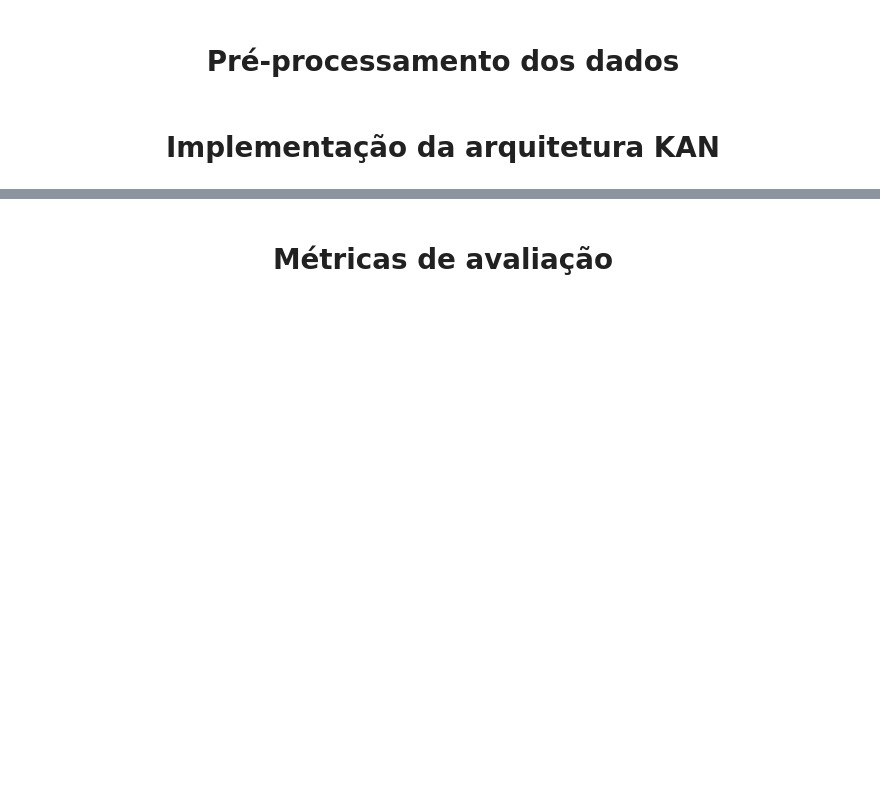
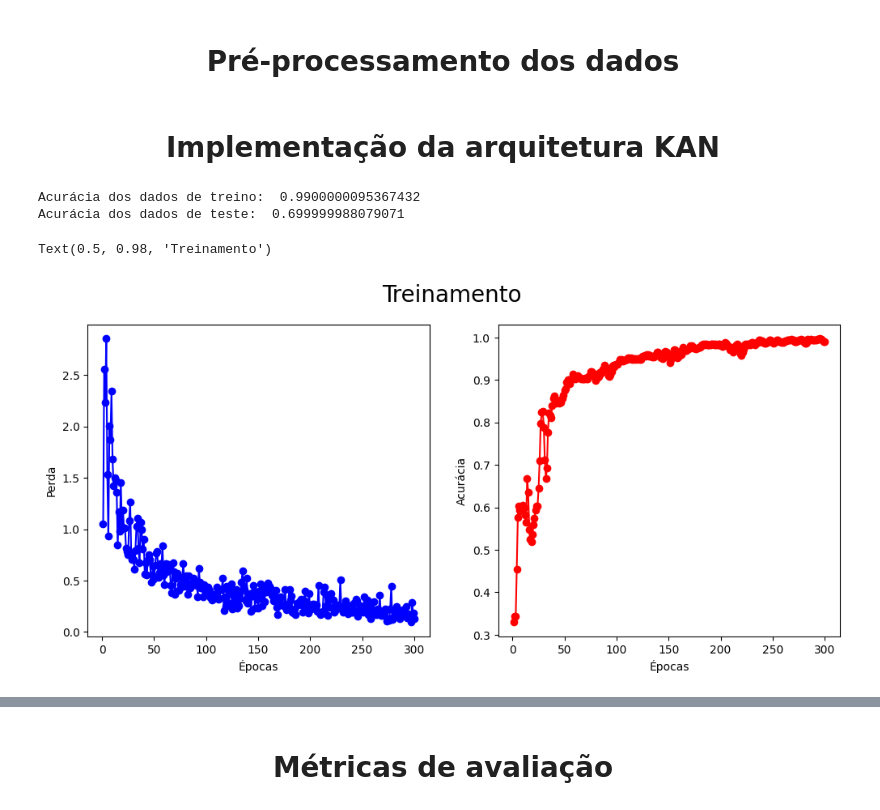
Before and after one commit to AlxDev-hub/Classificacao-KAN-DoencasPulmonares, a Jupyter notebook: teste2_kan.ipynb, the cells around one changed output, grey strips where cells are left out. Saved outputs shown, nothing was run; the diff lists cells and outputs as text; code cells hidden in the pictures; blank space fills up the shorter version.

Commit message:
Dissertação final: Dataset 1000 imagens

```diff
--- a/teste2_kan.ipynb
+++ b/teste2_kan.ipynb
@@ -13,6 +13,6 @@ from sklearn.metrics import *
 # %% [markdown]
 # <center>Pré-processamento dos dados</center>
 # %%
-train_path = 'Dataset/train'
-test_path = 'Dataset/test'
+train_path = 'dataset_teste2/train'
+test_path = 'dataset_teste2/test'
 # %%
@@ -36,8 +35,8 @@ transform_test = transforms.Compose(
 train_dataset = datasets.ImageFolder(train_path, transform = transform_train)
 test_dataset = datasets.ImageFolder(test_path, transform = transform_test)
 # %%
-trainloader = DataLoader(train_dataset, shuffle = True)
-testloader = DataLoader(test_dataset, shuffle = True)
+trainloader = DataLoader(train_dataset, batch_size = 28, shuffle = True)
+testloader = DataLoader(test_dataset, batch_size = 30, shuffle = True)
 # %%
 train_data = []
 train_targets = []
@@ -84,24 +77,31 @@ def train_acc():
 def test_acc():
     return torch.mean((torch.argmax(model(dataset['test_input']), dim=1) == dataset['test_label']).type(dtype))
 # %%
-results = model.fit(dataset, opt="Adam", steps=250, metrics=(train_acc, test_acc),
+results = model.fit(dataset, opt="Adam", steps=300, metrics=(train_acc, test_acc),
                     loss_fn=torch.nn.CrossEntropyLoss(), lr=0.001, batch=30)
 # %%
-results['train_acc'][-1], results['test_acc'][-1]
+print("Acurácia dos dados de treino: ", results['train_acc'][-1])
+print("Acurácia dos dados de teste: ", results['test_acc'][-1])
+# %% [output]
+Acurácia dos dados de treino:  0.9900000095367432
+Acurácia dos dados de teste:  0.699999988079071
 # %%
-epochs = range(1, 251)
+epochs = range(1, 301)
 
 plt.figure(figsize=(12, 5))
 
 plt.subplot(1, 2, 1)
 plt.plot(epochs, results['train_loss'], 'bo-')
 plt.xlabel('Épocas')
 plt.ylabel('Perda')
 
 plt.subplot(1, 2, 2)
 plt.plot(epochs, results['train_acc'], 'ro-')
 plt.xlabel('Épocas')
 plt.ylabel('Acurácia')
 
 plt.suptitle("Treinamento", fontsize = 20)
+# %% [output]
+Text(0.5, 0.98, 'Treinamento')
+[figure, added]
 # %%
```
Also changed, not shown: parts of 11 cells of this notebook.
